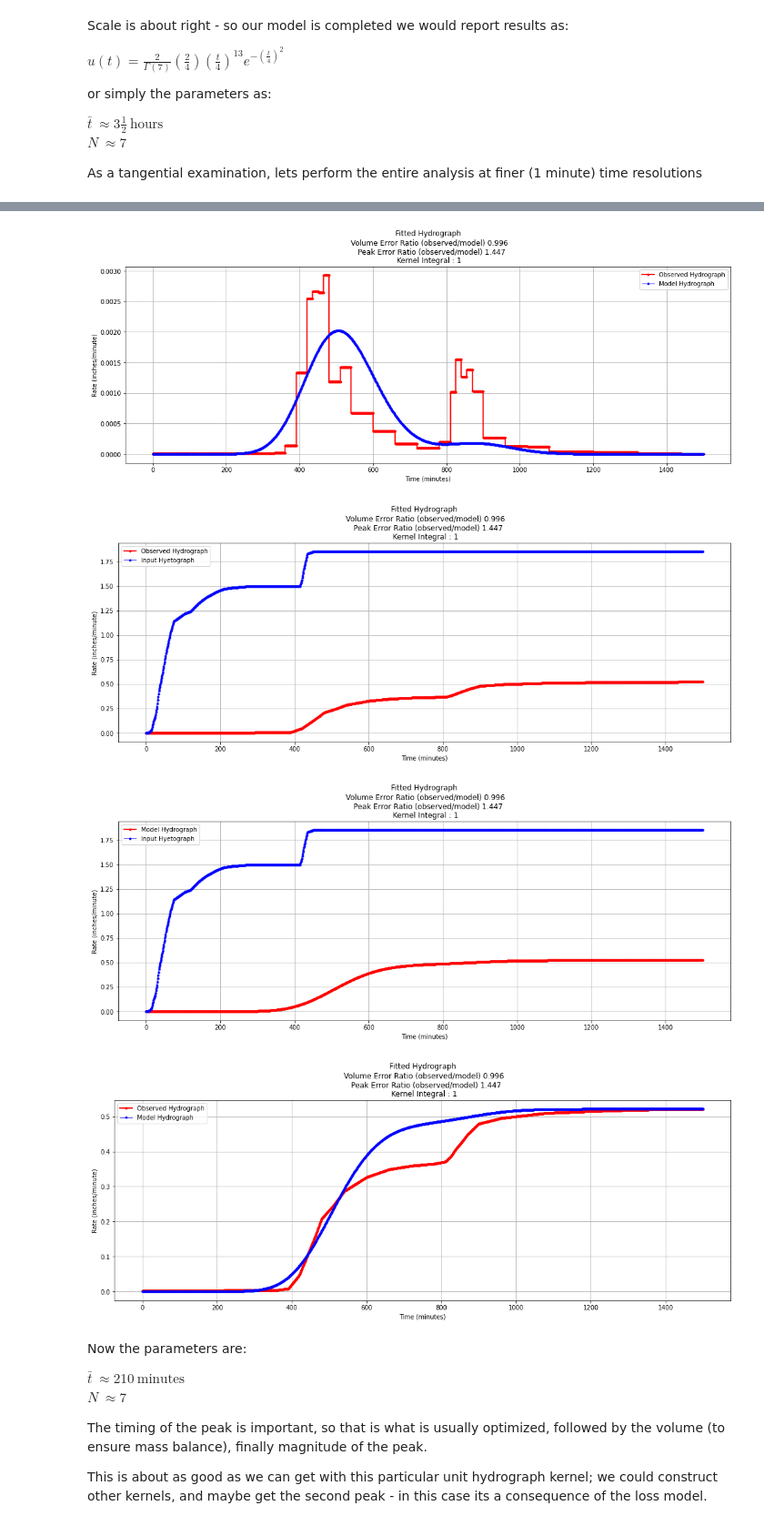
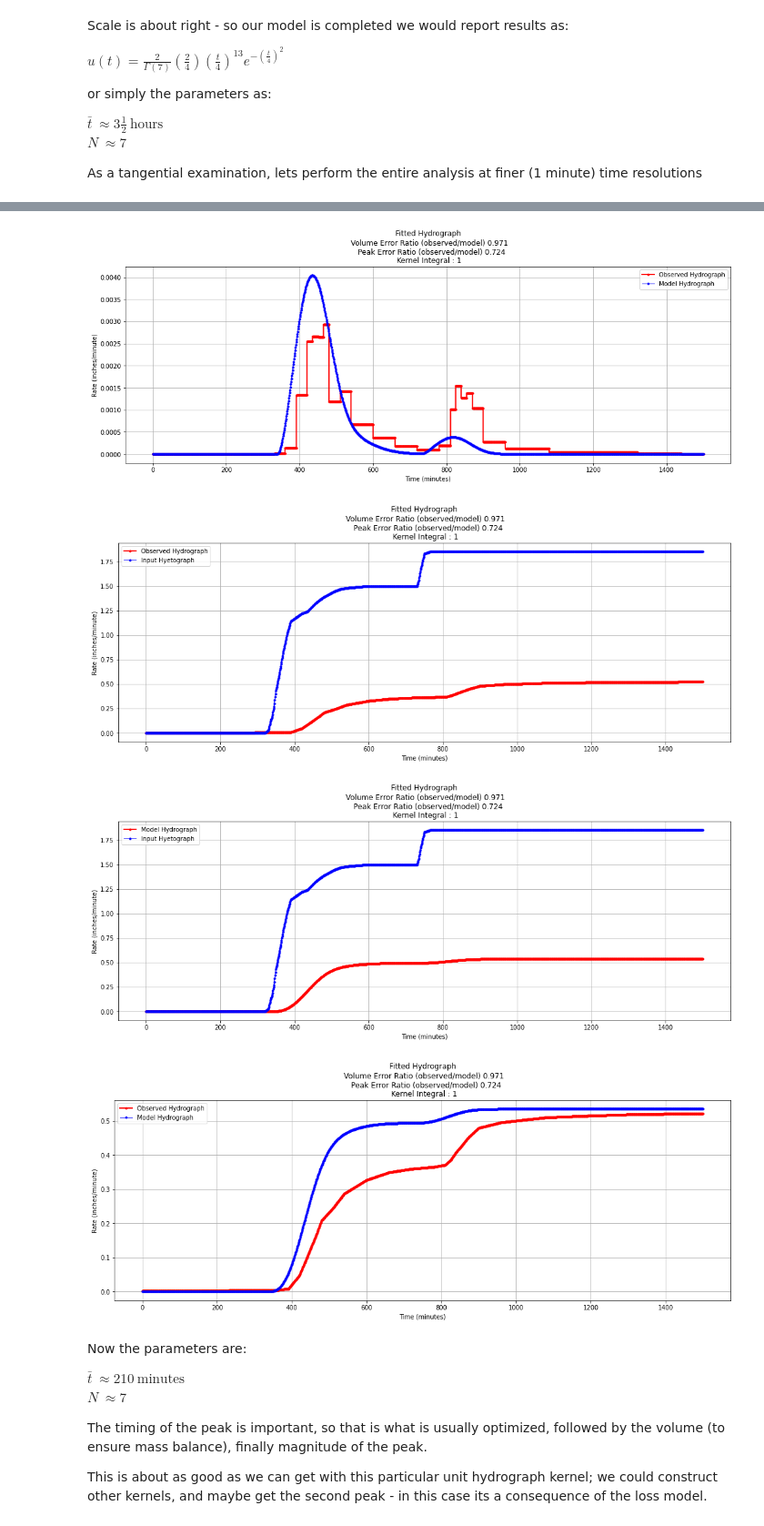
Before and after one commit to dustykat/ce-5361-webroot, a Jupyter notebook: 2-Exercises/ES2/ES2-WS-CN-Model.ipynb, the cells around one changed output, grey strips where cells are left out. Shown at 91% size. Drawn from its saved outputs; the diff is of its cells as text; code cells hidden in the pictures.

```diff
--- a/2-Exercises/ES2/ES2-WS-CN-Model.ipynb
+++ b/2-Exercises/ES2/ES2-WS-CN-Model.ipynb
@@ -408,5 +422,5 @@ That's probably close enough of a volume balance
 # %%
-def kernelfn(tbar,time,scale=2,shape=3,beta=2):
+def kernelfn1(tbar,time,scale=2,shape=3,beta=2):
     '''
         kernel function for a unit hydrograph - uses a gamma-type hydrograph
 
@@ -425,6 +439,30 @@ def kernelfn(tbar,time,scale=2,shape=3,beta=2):
     term4 = math.exp(-1*term2**beta)
     kernelfn = term1*term3*term4
     return kernelfn
+# %%
+def kernelfn(time,tbar,b=2.0,n=3.0):
+    '''
+        kernel function for a leinhard instantaneous unit hydrograph - uses a gamma-type hydrograph
+              n: Nash's reservoir number
+           tbar: Characteristic time, lag time in NRCS, time-to-peak,
+                 and time-of-concentration are all similar concepts.
+                 In Leinhard's paper it is the b-moment of the distribution.
+              b: Exponent controling decay rate in exponential part of function;
+                 Should be around 2 or 3 for typical watersheds, but can be large for flashy wtaersheds.
+    '''
+    import math
+    a5 = time/tbar
+    a6 = n/b
+    a7 = math.gamma(a6)
+    a8 = a6**a6
+    a9 = 1/tbar
+    a10 = a5**(n-1)
+    a11 = math.exp(-a6*(a5**b))
+    a12 = a9*a10
+    a13 = b/a7
+    a14 = a13*a12*a11*a8
+    kernelfn = a14
+    return kernelfn
 # %%
 # discrete convolution function
 def convolve(duration, excitation, kernel):
@@ -452,12 +490,12 @@ N1 = len(excess_r)
 kernel = []
 ### parameters by trial-and-error
 scale = 2 # a scale constant - has units of rate
-shape = 7 # a shape parameter
-tbar = 3.5 # timing parameter - has units of time
+shape = 2.8 # a shape parameter
+tbar = 2.5 # timing parameter - has units of time
 beta = 2 # dispersion parameter
 # the actual UH kernel
 for i in range(N1):
-    kernel.append(kernelfn(tbar,t_model[i],scale,shape,beta))
+    kernel.append(kernelfn(t_model[i],tbar,shape,beta))
 # the convolution
 response = convolve(N1,excess_r,kernel)
 # plotting results
@@ -578,7 +616,7 @@ Plot2Stairs(t_model,incremental_flow,t_model,incremental_rain,ptitle,xlabel,ylab
 ##################
 # Apply CN model #
 ##################
-CN = 93
+CN = 92.75
 excess_p = [0 for i in range(len(p_model))]
 for i in range(len(p_model)):
     excess_p[i] = xsrain(p_model[i],CN) # p_model should be in cumulative space
@@ -609,49 +647,49 @@ N1 = len(excess_r)
 kernel = []
 ### parameters by trial-and-error
 scale = 2 # a scale constant - has units of rate
-shape = 7 # a shape parameter
-tbar = 180 # timing parameter - has units of time (changed onto minutes)
+shape = 2.81 # a shape parameter
+tbar = 99.7 # timing parameter - has units of time (changed onto minutes)
 beta = 2 # dispersion parameter
 # the actual UH kernel
 for i in range(N1):
-    kernel.append(kernelfn(tbar,t_model[i],scale,shape,beta))
+    kernel.append(kernelfn(t_model[i],tbar,shape,beta))
 # the convolution
 response = convolve(N1,excess_r,kernel)
 # plotting results
 legend1 = 'Observed Hydrograph'
 legend2 = 'Model Hydrograph'
 ptitle = "Fitted Hydrograph" + \
 "\n Volume Error Ratio (observed/model) " \
 + repr(round(sum(incremental_flow)/sum(response),3))\
 + "\n   Peak Error Ratio (observed/model) " \
 + repr(round(max(incremental_flow)/max(response),3)) \
 + "\n Kernel Integral : " + repr(round(sum(kernel)))
 Plot2Stairs(t_model,incremental_flow,t_model,response,ptitle,xlabel,ylabel,legend1,legend2);
 #ptitle="Kernel Function"
 #Plot2Stairs(t_model,kernel,t_model,kernel,ptitle,xlabel,ylabel,legend1,legend2);
 # plotting results
 legend1 = 'Observed Hydrograph'
 legend2 = 'Input Hyetograph'
 Plot2Stairs(t_model,q_model,t_model,p_model,ptitle,xlabel,ylabel,legend1,legend2);
 
 # plotting results
 legend1 = 'Model Hydrograph'
 legend2 = 'Input Hyetograph'
 accResponse = [0 for i in range(len(response))]
 accResponse = aggregate(response,accResponse)
 Plot2Stairs(t_model,accResponse,t_model,p_model,ptitle,xlabel,ylabel,legend1,legend2);
 
 # plotting results
 legend1 = 'Observed Hydrograph'
 legend2 = 'Model Hydrograph'
 accResponse = [0 for i in range(len(response))]
 accResponse = aggregate(response,accResponse)
 Plot2Stairs(t_model,q_model,t_model,accResponse,ptitle,xlabel,ylabel,legend1,legend2);
 # %% [output]
-[figure, old version]
+[figure, new version]
-[figure, old version]
+[figure, new version]
-[figure, old version]
+[figure, new version]
-[figure, old version]
+[figure, new version]
 # %% [markdown]
 Now the parameters are:
 
```
Also changed, not shown: parts of 15 cells of this notebook, 41 other files.
